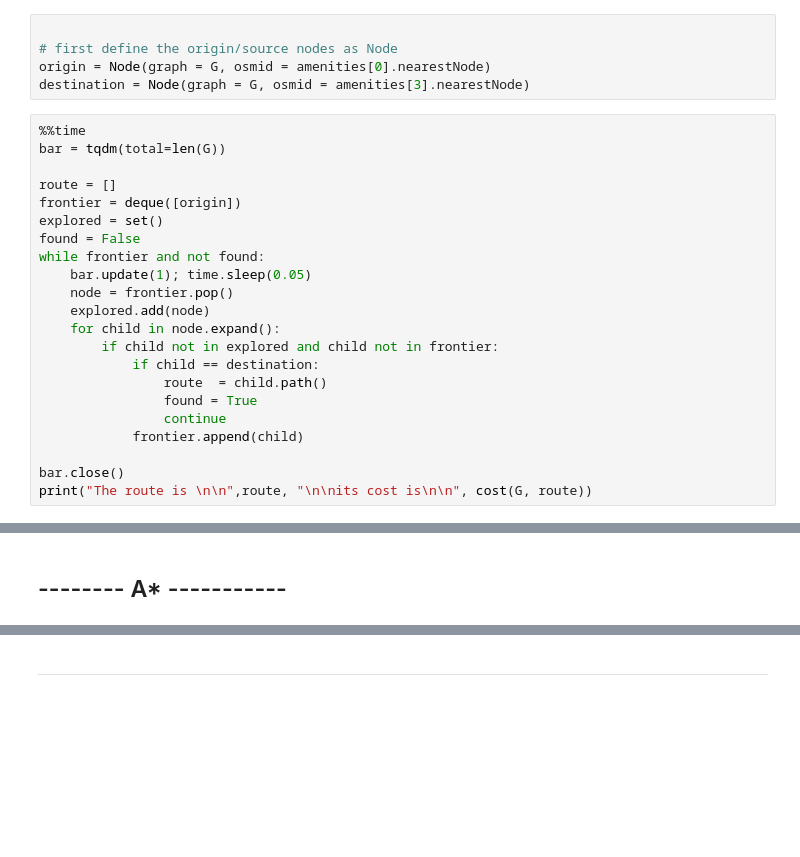
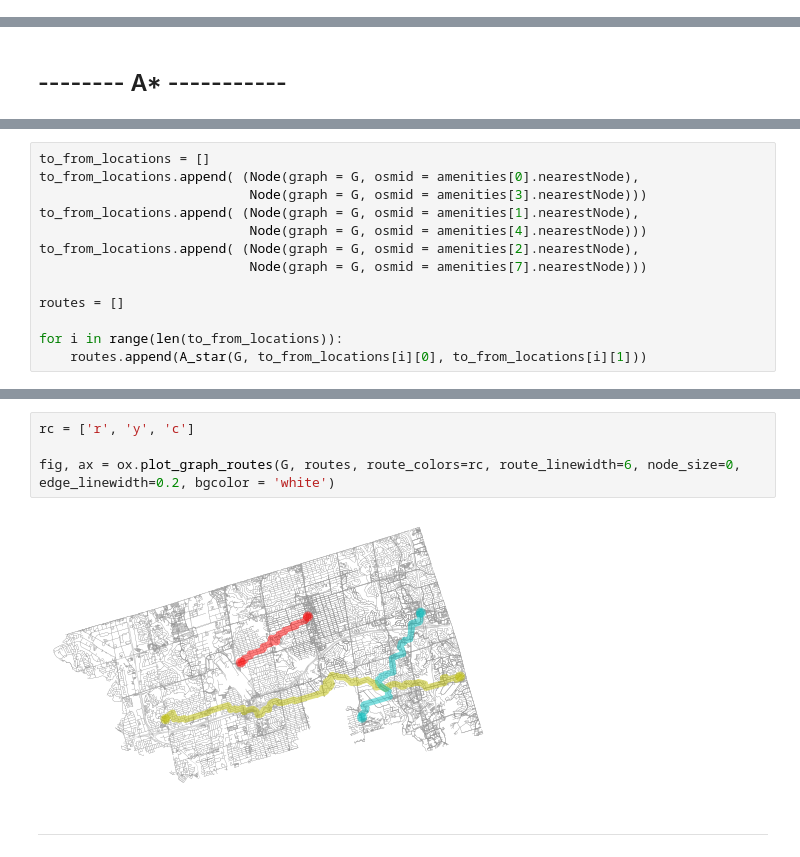
Before and after one commit to singh264/ECE1724-Smart-Mobility, a Jupyter notebook: main.ipynb, the cells around one changed output, grey strips where cells are left out. Saved outputs shown, nothing was run; the diff lists cells and outputs as text; blank space fills up the shorter version.

Commit message:
showcases multi routes on a single map. Also synced utilities folder

```diff
--- a/main.ipynb
+++ b/main.ipynb
@@ -269,27 +220,0 @@ Stategy going forward:
-# %%
-
-# first define the origin/source nodes as Node
-origin = Node(graph = G, osmid = amenities[0].nearestNode)
-destination = Node(graph = G, osmid = amenities[3].nearestNode)
-# %%
-%%time
-bar = tqdm(total=len(G))
-
-route = []
-frontier = deque([origin])
-explored = set()
-found = False
-while frontier and not found:
-    bar.update(1); time.sleep(0.05)
-    node = frontier.pop()
-    explored.add(node)
-    for child in node.expand():
-        if child not in explored and child not in frontier:
-            if child == destination:
-                route  = child.path()
-                found = True
-                continue
-            frontier.append(child)
-
-bar.close()
-print("The route is \n\n",route, "\n\nits cost is\n\n", cost(G, route))
@@ -357,0 +260,13 @@ its cost is
+# %%
+to_from_locations = []
+to_from_locations.append( (Node(graph = G, osmid = amenities[0].nearestNode),
+                           Node(graph = G, osmid = amenities[3].nearestNode)))
+to_from_locations.append( (Node(graph = G, osmid = amenities[1].nearestNode),
+                           Node(graph = G, osmid = amenities[4].nearestNode)))
+to_from_locations.append( (Node(graph = G, osmid = amenities[2].nearestNode),
+                           Node(graph = G, osmid = amenities[7].nearestNode)))
+
+routes = []
+
+for i in range(len(to_from_locations)):
+    routes.append(A_star(G, to_from_locations[i][0], to_from_locations[i][1]))
@@ -358,3 +280,9 @@ its cost is
+# %%
+rc = ['r', 'y', 'c']
+
+fig, ax = ox.plot_graph_routes(G, routes, route_colors=rc, route_linewidth=6, node_size=0, edge_linewidth=0.2, bgcolor = 'white')
+# %% [output]
+[figure, added]
 # %% [markdown]
 --------------------------------------------------------------------------
 # %% [markdown]
```
Also changed, not shown: parts of 19 cells of this notebook, 4 other files.
